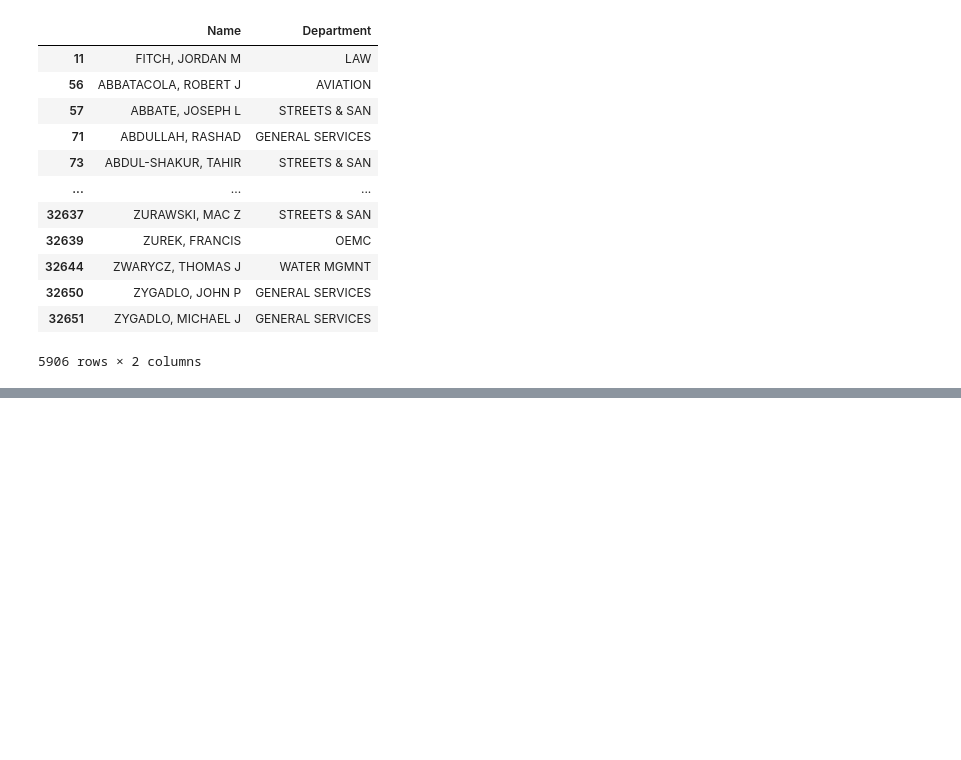
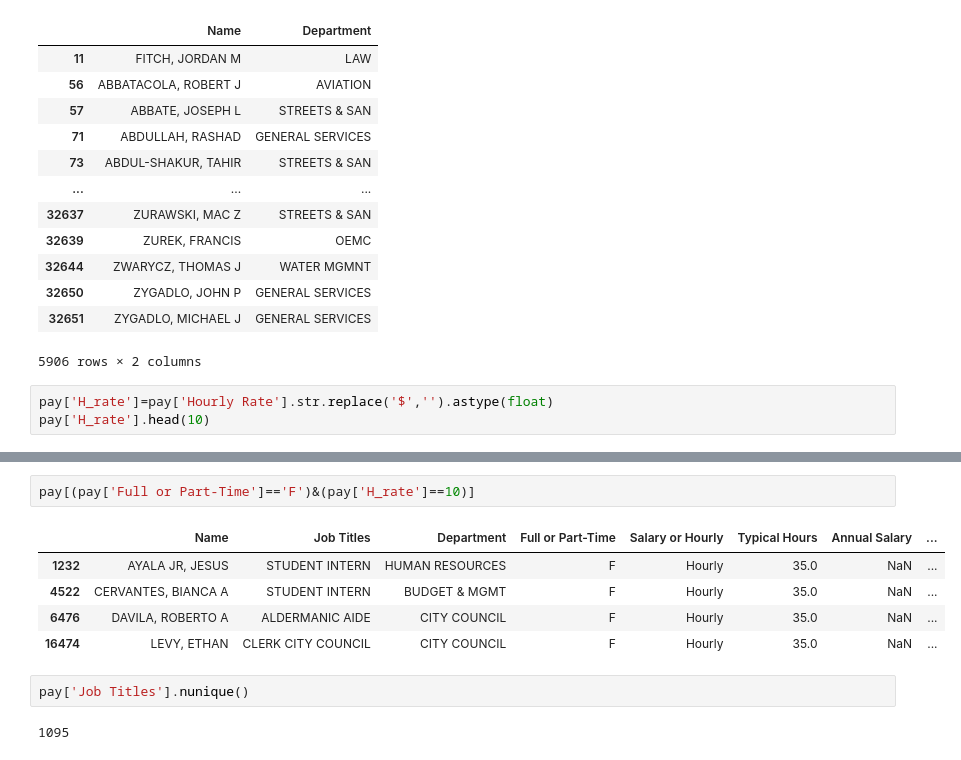
Before and after one commit to Salmanfarsi2561/PYTHON_ML, a Jupyter notebook: EDA/pd_analysis.ipynb, the cells around one changed output, grey strips where cells are left out. Cells and saved outputs as stored; diff of their text form; blank space fills up the shorter version.

```diff
--- a/EDA/pd_analysis.ipynb
+++ b/EDA/pd_analysis.ipynb
@@ -157,3 +157,6 @@ pay[(pay['Salary or Hourly']=='Hourly')&(pay['Full or Part-Time']=='F')][['Name'
 | 32650 | ZYGADLO, JOHN P | GENERAL SERVICES |
 | 32651 | ZYGADLO, MICHAEL J | GENERAL SERVICES |
 5906 rows × 2 columns
+# %%
+pay['H_rate']=pay['Hourly Rate'].str.replace('$','').astype(float)
+pay['H_rate'].head(10)
@@ -159,0 +175,12 @@ pay[(pay['Salary or Hourly']=='Hourly')&(pay['Full or Part-Time']=='F')][['Name'
+# %%
+pay[(pay['Full or Part-Time']=='F')&(pay['H_rate']==10)]
+# %% [output]
+|  | Name | Job Titles | Department | Full or Part-Time | Salary or Hourly | Typical Hours | Annual Salary | ... |
+| 1232 | AYALA JR, JESUS | STUDENT INTERN | HUMAN RESOURCES | F | Hourly | 35.0 | NaN | ... |
+| 4522 | CERVANTES, BIANCA A | STUDENT INTERN | BUDGET & MGMT | F | Hourly | 35.0 | NaN | ... |
+| 6476 | DAVILA, ROBERTO A | ALDERMANIC AIDE | CITY COUNCIL | F | Hourly | 35.0 | NaN | ... |
+| 16474 | LEVY, ETHAN | CLERK CITY COUNCIL | CITY COUNCIL | F | Hourly | 35.0 | NaN | ... |
+# %%
+pay['Job Titles'].nunique()
+# %% [output]
+1095
```
Also changed, not shown: parts of 2 cells of this notebook.
